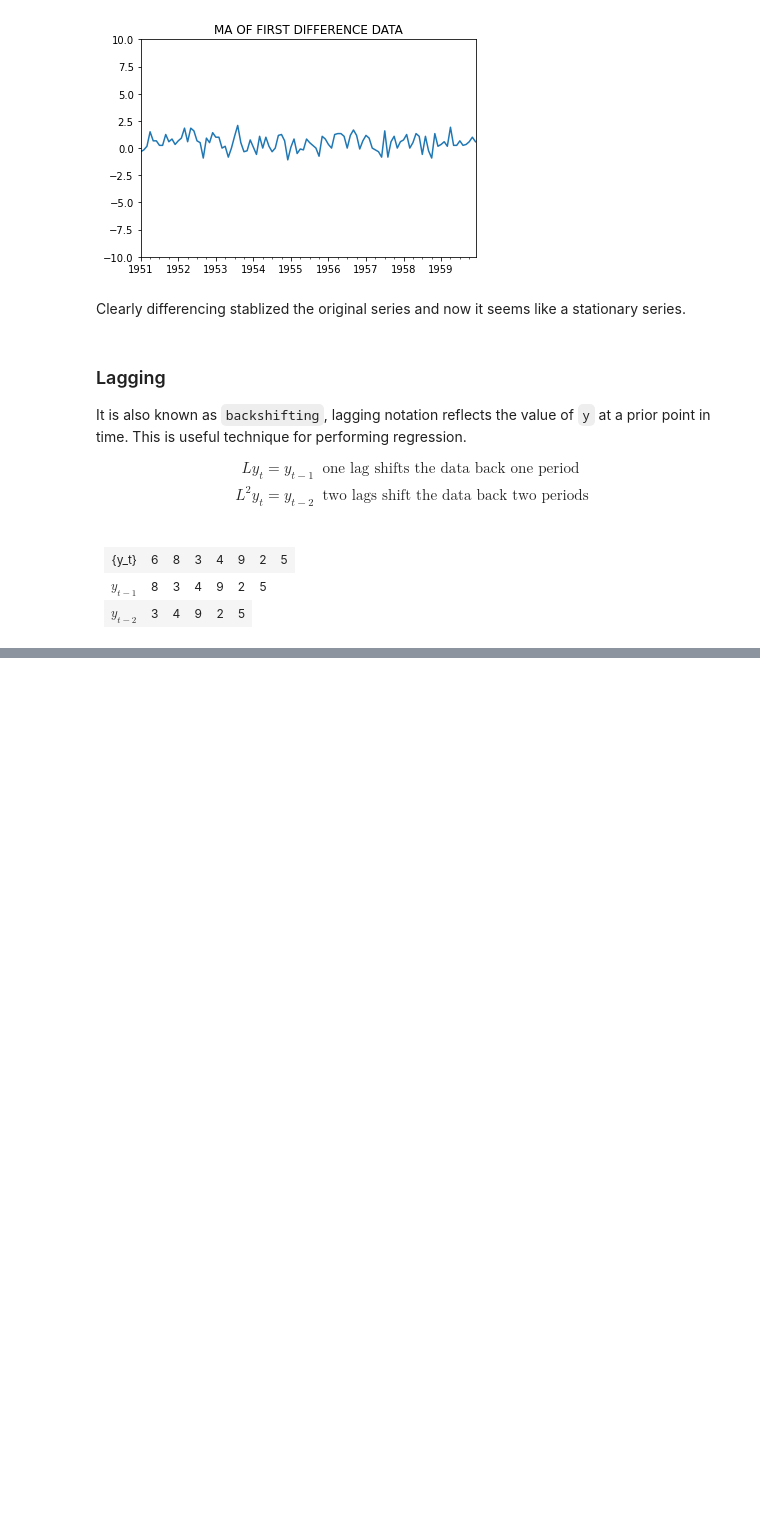
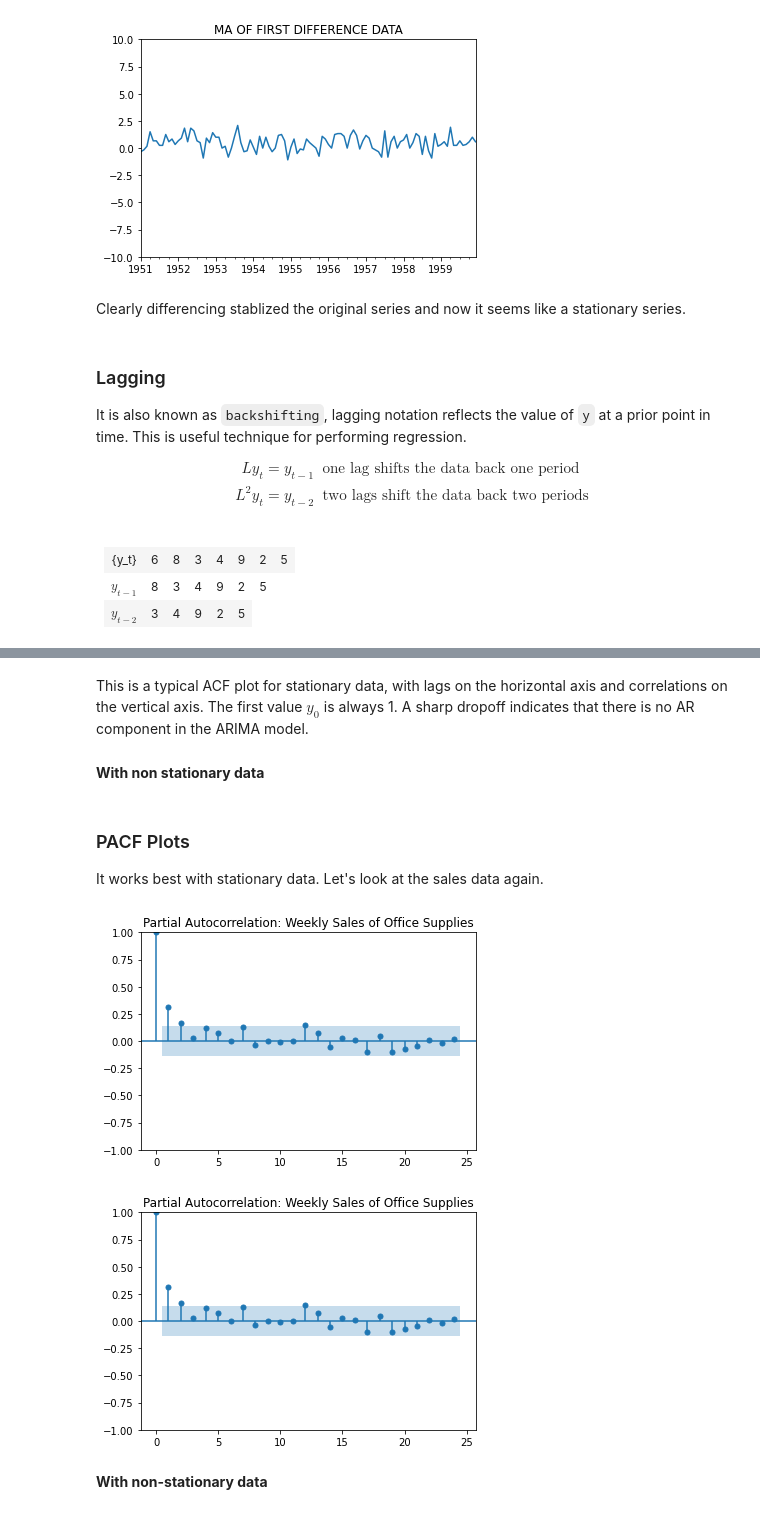
Before and after one commit to ajitsingh98/Time-Series-Analysis-and-Forecasting-with-Python, a Jupyter notebook: Time_Series_Forecasting_General_Methods.ipynb, the cells around one changed output, grey strips where cells are left out. Saved outputs shown, nothing was run; the diff lists cells and outputs as text; code cells hidden in the pictures; blank space fills up the shorter version.

```diff
--- a/Time_Series_Forecasting_General_Methods.ipynb
+++ b/Time_Series_Forecasting_General_Methods.ipynb
@@ -293,0 +516,17 @@ L^{2}{y_t} = y_{t-2} & \text{      two lags shift the data back two periods} \en
+# %% [markdown]
+This is a typical ACF plot for stationary data, with lags on the horizontal axis and correlations on the vertical axis. The first value $y_0$ is always 1. A sharp dropoff indicates that there is no AR component in the ARIMA model.
+# %% [markdown]
+**With non stationary data**
+# %% [markdown]
+### PACF Plots
+
+It works best with stationary data. Let's look at the sales data again.
+# %%
+title = 'Partial Autocorrelation: Weekly Sales of Office Supplies'
+lags = 40
+plot_pacf(df['Sales'], title=title)
+# %% [output]
+[figure, added]
+[figure, added]
+# %% [markdown]
+**With non-stationary data**
```
Also changed, not shown: parts of 203 cells of this notebook, 5 other files.
